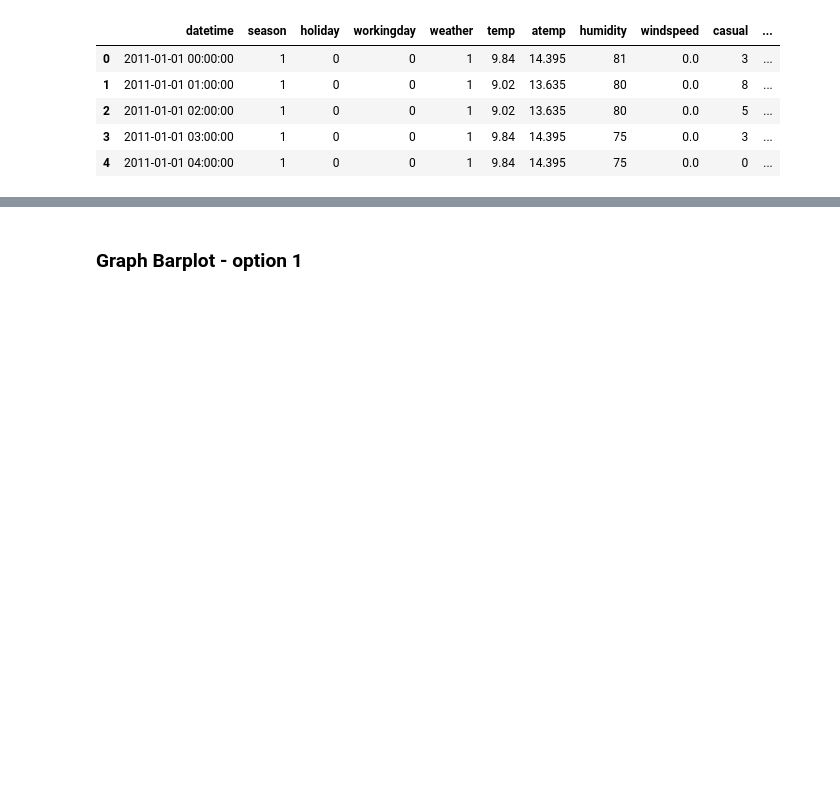
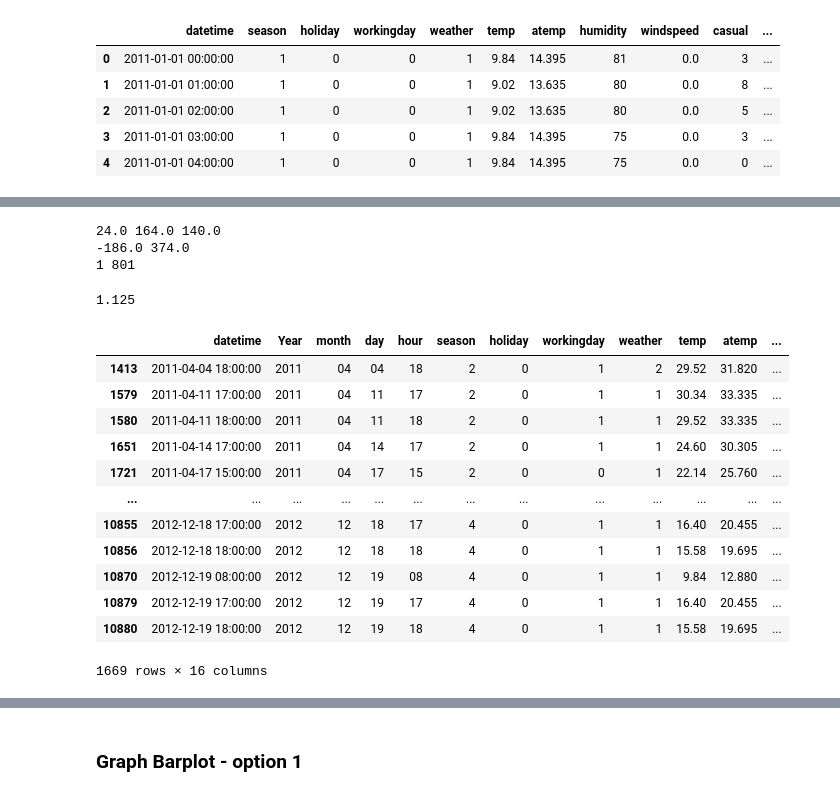
Before and after one commit to hadisql/Simplon, a Jupyter notebook: projet_brief/bike_rentals_v2.ipynb, the cells around one changed output, grey strips where cells are left out. Drawn from its saved outputs; the diff is of its cells as text; code cells hidden in the pictures; blank space fills up the shorter version.

```diff
--- a/projet_brief/bike_rentals_v2.ipynb
+++ b/projet_brief/bike_rentals_v2.ipynb
@@ -83,0 +154,37 @@ df.insert(4,'hour',df['datetime'].dt.strftime('%H'))
+# %%
+q1_test = df[df['season']==1]['rentals'].quantile(.25)
+q3_test = df[df['season']==1]['rentals'].quantile(.75)
+iqr_test = q3_test - q1_test
+print(q1_test,q3_test,iqr_test)
+print(q1_test-1.5*iqr_test, q3_test+1.5*iqr_test)
+print(df[df['season']==1]['rentals'].min(),df[df['season']==1]['rentals'].max())
+# %% [output]
+24.0 164.0 140.0
+-186.0 374.0
+1 801
+# %%
+1.5*0.75
+# %% [output]
+1.125
+# %%
+# je créer un dataframe qui se déleste d'outliers :
+
+#je commence par clean les outliers par SEASON, qui devrait éviter de trop perdre d'information,
+# et ce d'abord pour la feature 'rentals'
+#df_rentals_season_cleaned =
+
+df[(df['rentals'] < (q1_test-1.5*iqr_test)) | (df['rentals'] > q3_test+1.5*iqr_test)]
+# %% [output]
+|  | datetime | Year | month | day | hour | season | holiday | workingday | weather | temp | atemp | ... |
+| 1413 | 2011-04-04 18:00:00 | 2011 | 04 | 04 | 18 | 2 | 0 | 1 | 2 | 29.52 | 31.820 | ... |
+| 1579 | 2011-04-11 17:00:00 | 2011 | 04 | 11 | 17 | 2 | 0 | 1 | 1 | 30.34 | 33.335 | ... |
+| 1580 | 2011-04-11 18:00:00 | 2011 | 04 | 11 | 18 | 2 | 0 | 1 | 1 | 29.52 | 33.335 | ... |
+| 1651 | 2011-04-14 17:00:00 | 2011 | 04 | 14 | 17 | 2 | 0 | 1 | 1 | 24.60 | 30.305 | ... |
+| 1721 | 2011-04-17 15:00:00 | 2011 | 04 | 17 | 15 | 2 | 0 | 0 | 1 | 22.14 | 25.760 | ... |
+| ... | ... | ... | ... | ... | ... | ... | ... | ... | ... | ... | ... | ... |
+| 10855 | 2012-12-18 17:00:00 | 2012 | 12 | 18 | 17 | 4 | 0 | 1 | 1 | 16.40 | 20.455 | ... |
+| 10856 | 2012-12-18 18:00:00 | 2012 | 12 | 18 | 18 | 4 | 0 | 1 | 1 | 15.58 | 19.695 | ... |
+| 10870 | 2012-12-19 08:00:00 | 2012 | 12 | 19 | 08 | 4 | 0 | 1 | 1 | 9.84 | 12.880 | ... |
+| 10879 | 2012-12-19 17:00:00 | 2012 | 12 | 19 | 17 | 4 | 0 | 1 | 1 | 16.40 | 20.455 | ... |
+| 10880 | 2012-12-19 18:00:00 | 2012 | 12 | 19 | 18 | 4 | 0 | 1 | 1 | 15.58 | 19.695 | ... |
+1669 rows × 16 columns
```
Also changed, not shown: parts of 19 cells of this notebook.
